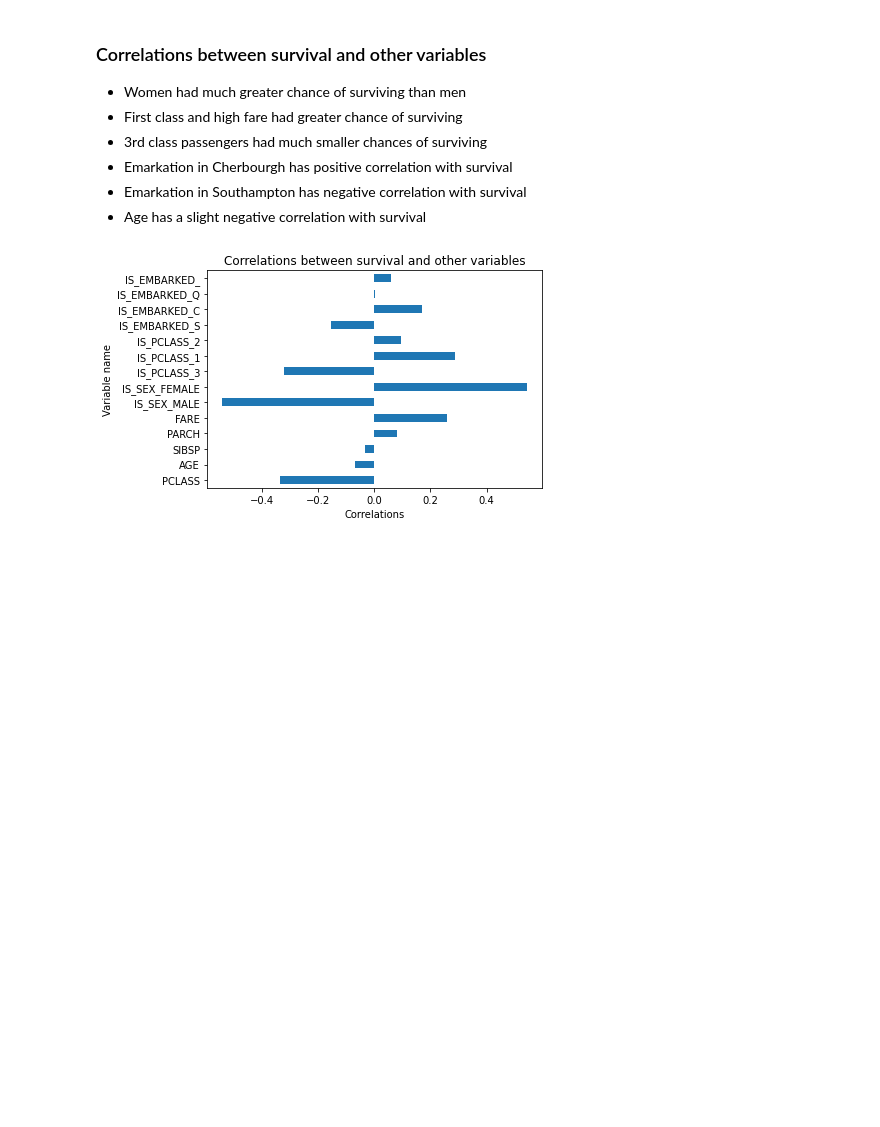
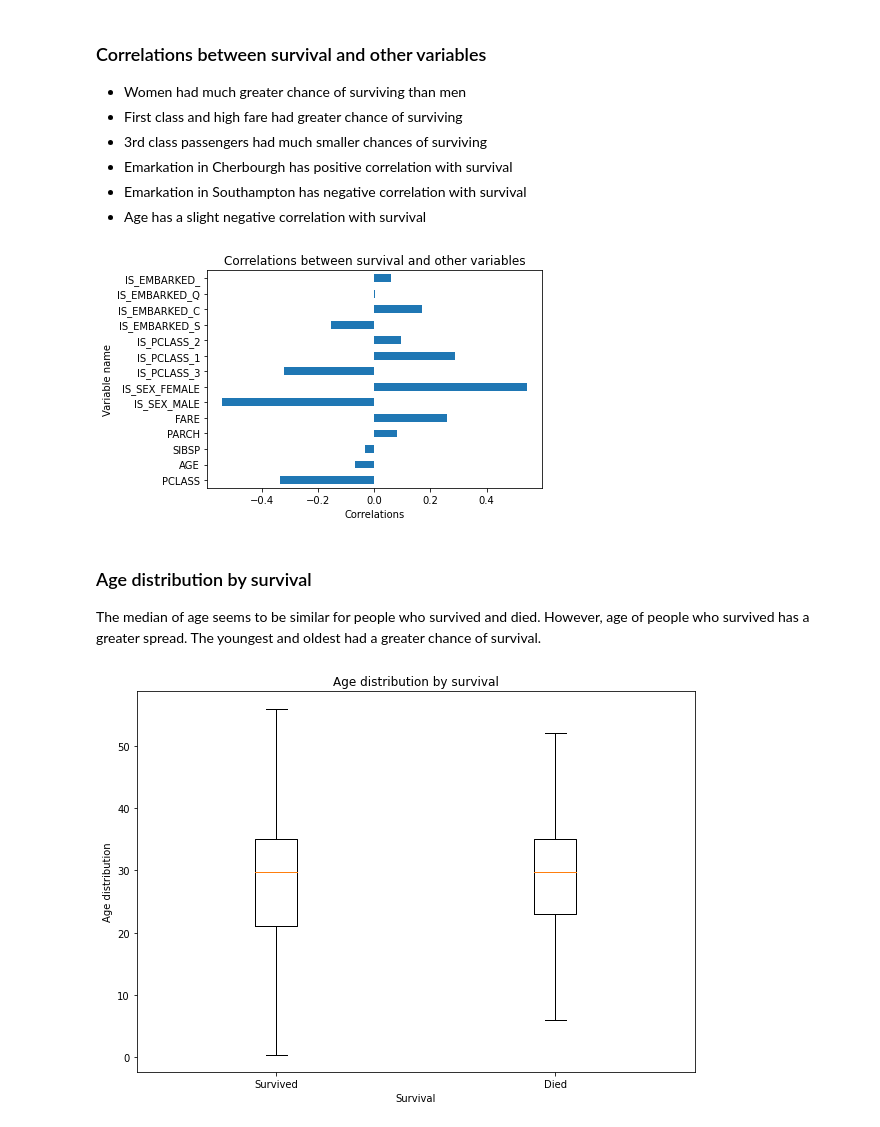
Before and after one commit to WaznyKamo/Titanic-data-analysis-and-prediction, a Jupyter notebook: Titanic_data_analysis.ipynb, the cells around one changed output. Drawn from its saved outputs; the diff is of its cells as text; code cells hidden in the pictures; blank space fills up the shorter version.

Commit message:
Added age distribution by survival

```diff
--- a/Titanic_data_analysis.ipynb
+++ b/Titanic_data_analysis.ipynb
@@ -201,3 +203,19 @@ plot.set_xlabel('Correlations');
 plot.set_ylabel('Variable name');
 # %% [output]
 [figure]
+# %%
+survived_df = titanic_df.loc[titanic_df['SURVIVED'] == 1, :]
+died_df = titanic_df.loc[titanic_df['SURVIVED'] == 0, :]
+# %% [markdown]
+### Age distribution by survival
+
+The median of age seems to be similar for people who survived and died. However, age of people who survived has a greater spread. The youngest and oldest had a greater chance of survival.
+# %%
+plt.figure(figsize=(10,7))
+plt.boxplot([survived_df['AGE'], died_df['AGE']], sym='');
+plt.title('Age distribution by survival');
+plt.xticks([1,2], ['Survived', 'Died']);
+plt.ylabel("Age distribution");
+plt.xlabel("Survival");
+# %% [output]
+[figure, added]
```
Also changed, not shown: parts of 1 cell of this notebook.
